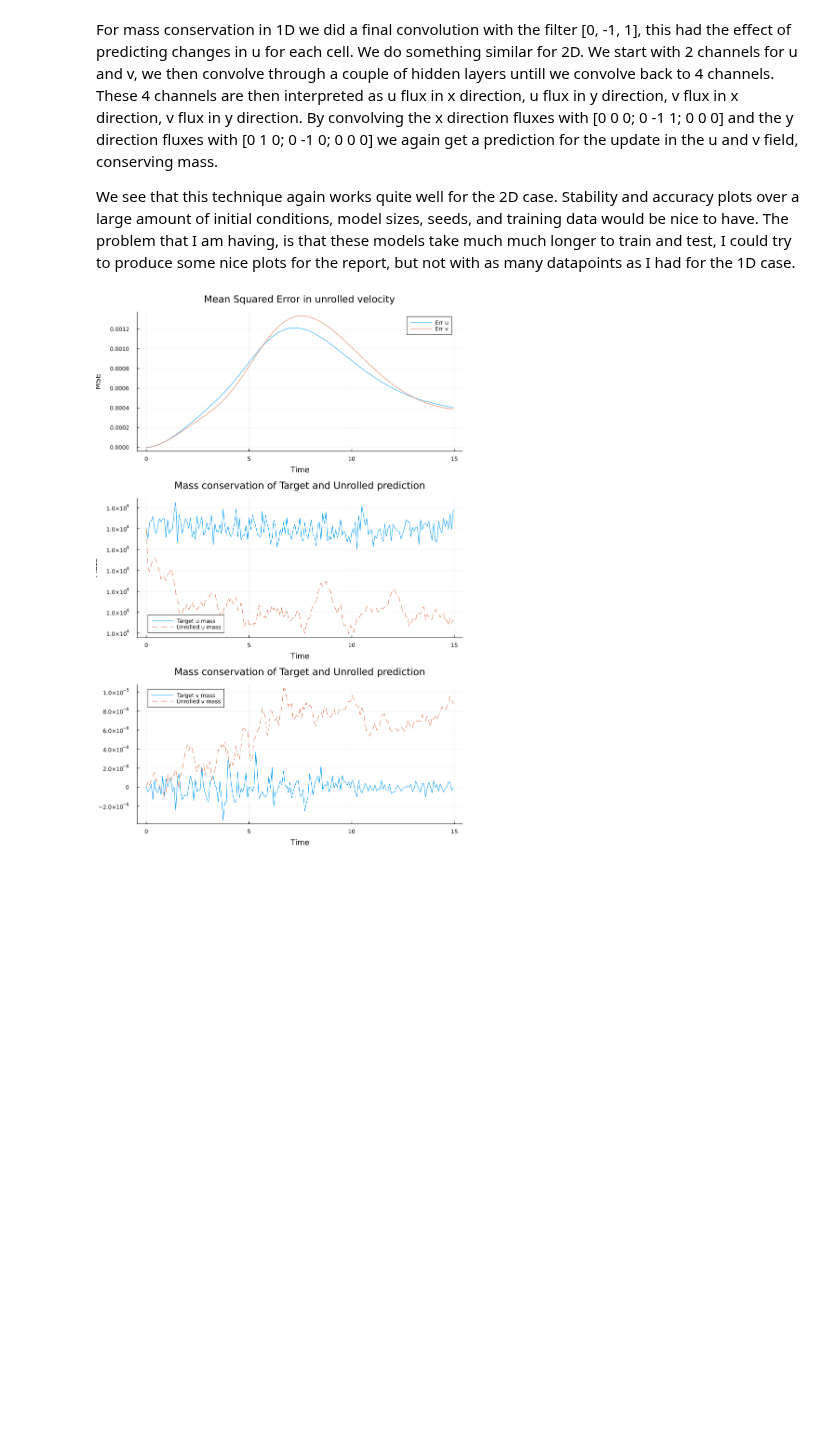
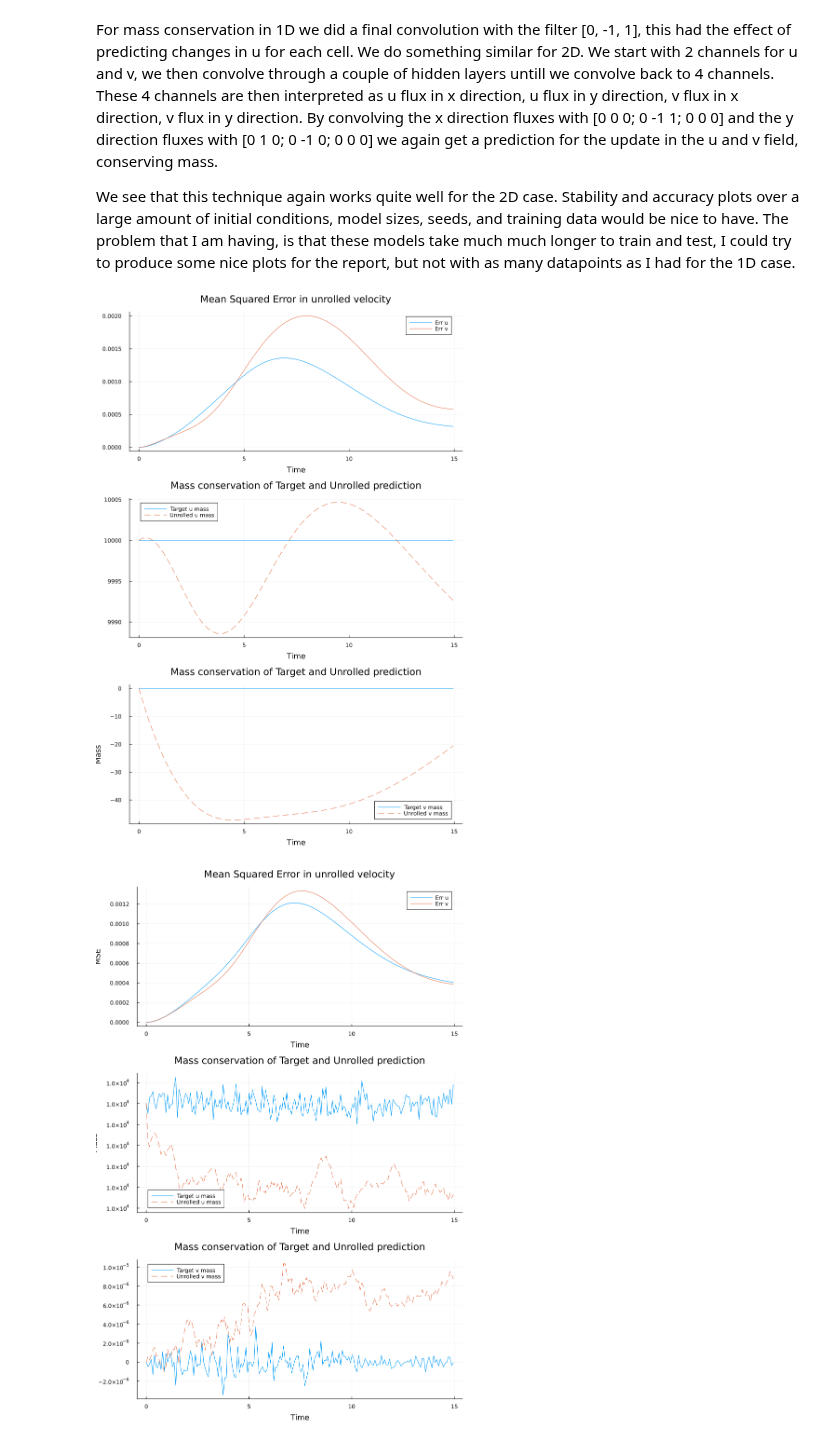
Before and after one commit to mlenes/surrogate_flow, a Jupyter notebook: reports/Report_week_8.ipynb, the cells around one changed output. Drawn from its saved outputs; the diff is of its cells as text; code cells hidden in the pictures; blank space fills up the shorter version.

```diff
--- a/reports/Report_week_8.ipynb
+++ b/reports/Report_week_8.ipynb
@@ -4,6 +4,10 @@ There are two things that I would still like to explore. 1) extension to 2D of e
 For mass conservation in 1D we did a final convolution with the filter [0, -1, 1], this had the effect of predicting changes in u for each cell. We do something similar for 2D. We start with 2 channels for u and v, we then convolve through a couple of hidden layers untill we convolve back to 4 channels. These 4 channels are then interpreted as u flux in x direction, u flux in y direction, v flux in x direction, v flux in y direction. By convolving the x direction fluxes with [0 0 0; 0 -1 1; 0 0 0] and the y direction fluxes with [0 1 0; 0 -1 0; 0 0 0] we again get a prediction for the update in the u and v field, conserving mass.
 
 We see that this technique again works quite well for the 2D case. Stability and accuracy plots over a large amount of initial conditions, model sizes, seeds, and training data would be nice to have. The problem that I am having, is that these models take much much longer to train and test, I could try to produce some nice plots for the report, but not with as many datapoints as I had for the 1D case.
+# %%
+display("image/png", read("../media/2d_no_mass_conserve.png"))
+# %% [output]
+[figure, added]
 # %%
 display("image/png", read("../media/2d_mass_conserve.png"))
 # %% [output]
```
Also changed, not shown: parts of 5 cells of this notebook, 10 other files.
